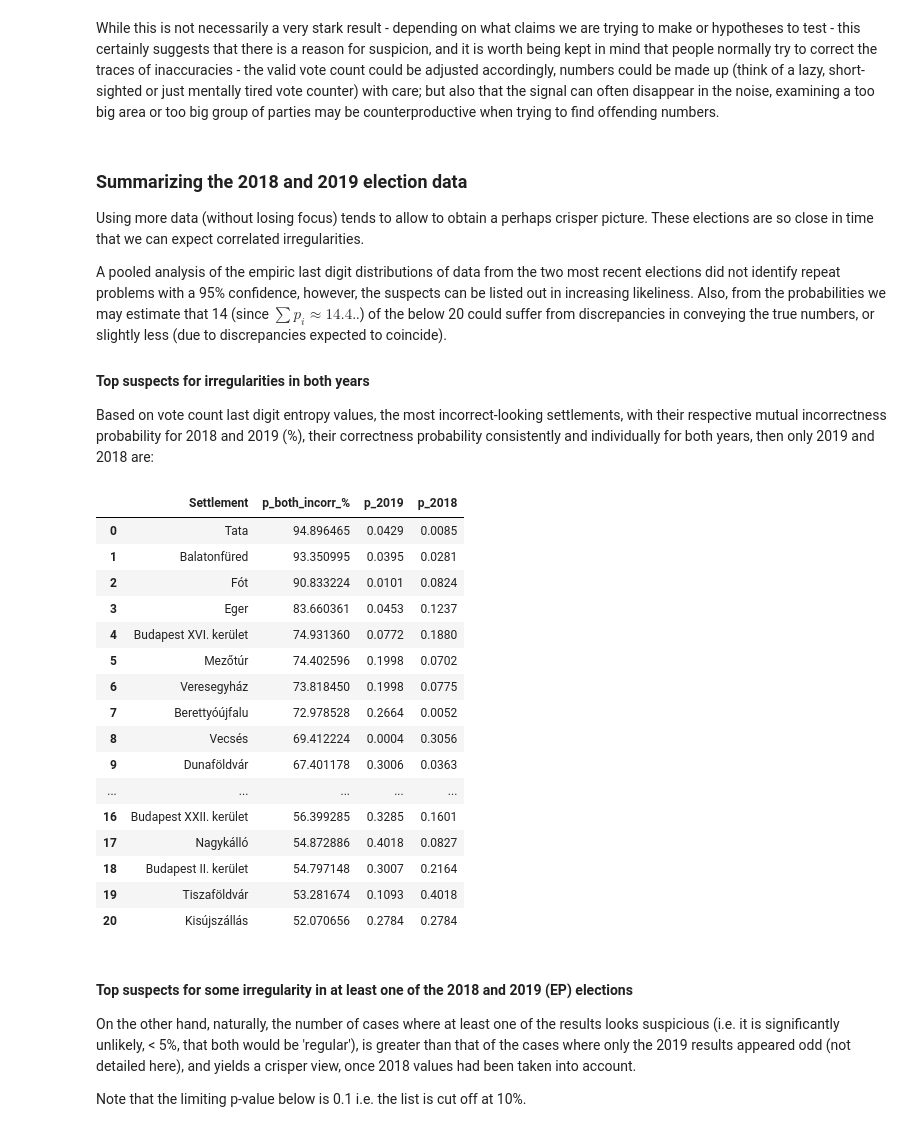
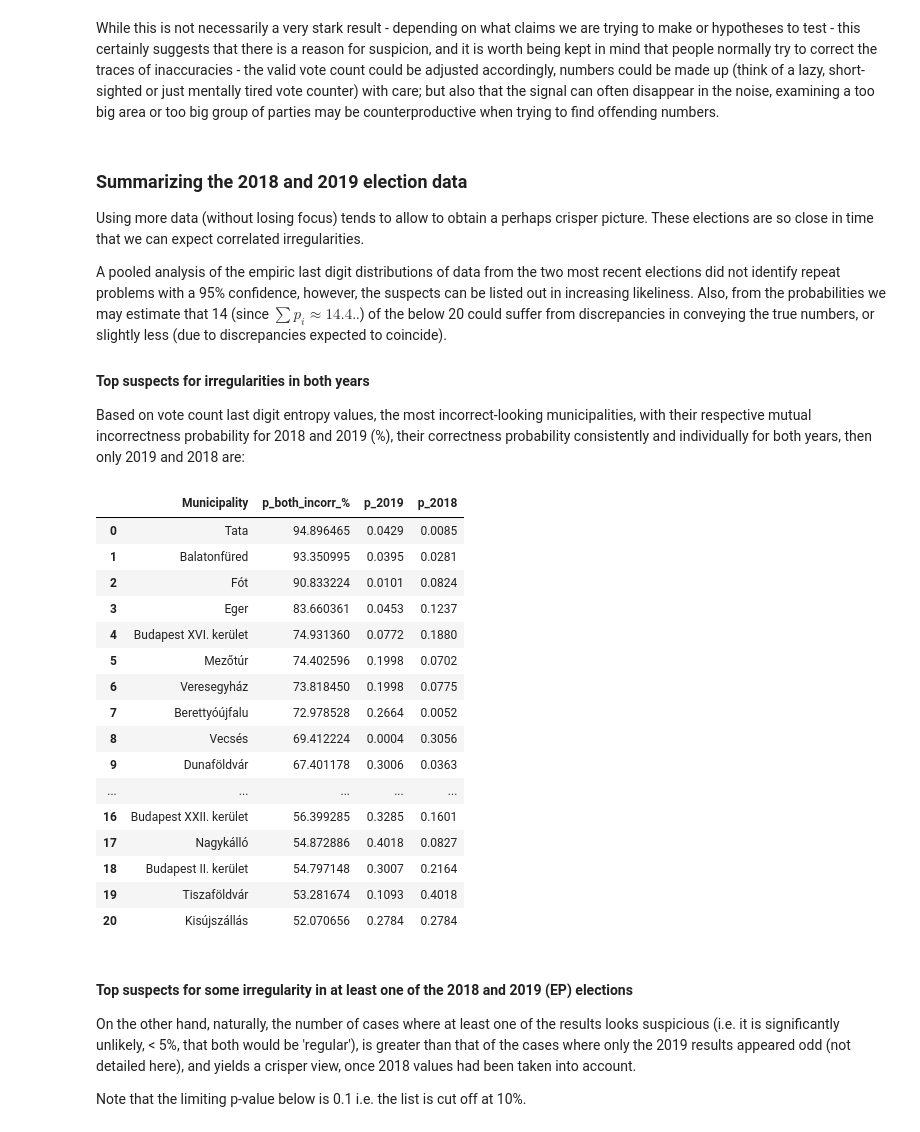
Before and after one commit to brezniczky/ep_elections_2019_hun, a Jupyter notebook: report.ipynb, the cells around one changed output. Cells and saved outputs as stored; diff of their text form; code cells hidden in the pictures.

Commit message:
Terminology (HU): settlement -> municipality in the notebook
Relates to #3

```diff
--- a/report.ipynb
+++ b/report.ipynb
@@ -85,19 +87,19 @@ A pooled analysis of the empiric last digit distributions of data from the two m
 
 #### Top suspects for irregularities in both years
 
-Based on vote count last digit entropy values, the most incorrect-looking settlements, with their respective mutual incorrectness probability for 2018 and 2019 (%), their correctness probability consistently and individually for both years, then only 2019 and 2018 are:
+Based on vote count last digit entropy values, the most incorrect-looking municipalities, with their respective mutual incorrectness probability for 2018 and 2019 (%), their correctness probability consistently and individually for both years, then only 2019 and 2018 are:
 # %%
 import HU.app6_comparative as app6
 
 (df_comparative, suspects,
  df_comparative_sorted_by_both, suspects2,
  df_comparative_sorted_by_all_3, suspects3) = app6.load_results()
 
 suspects2["p_both_incorr_%"] = suspects2["p_both_incorr"] * 100
 
-suspects2[["Settlement", "p_both_incorr_%", "p_2019", "p_2018"]]
+suspects2[["Settlement", "p_both_incorr_%", "p_2019", "p_2018"]].rename(columns={"Settlement": "Municipality"})
 # %% [output]
-|  | Settlement | p_both_incorr_% | p_2019 | p_2018 |
+|  | Municipality | p_both_incorr_% | p_2019 | p_2018 |
 | 0 | Tata | 94.896465 | 0.0429 | 0.0085 |
 | 1 | Balatonfüred | 93.350995 | 0.0395 | 0.0281 |
 | 2 | Fót | 90.833224 | 0.0101 | 0.0824 |
```
Also changed, not shown: parts of 12 cells of this notebook.
